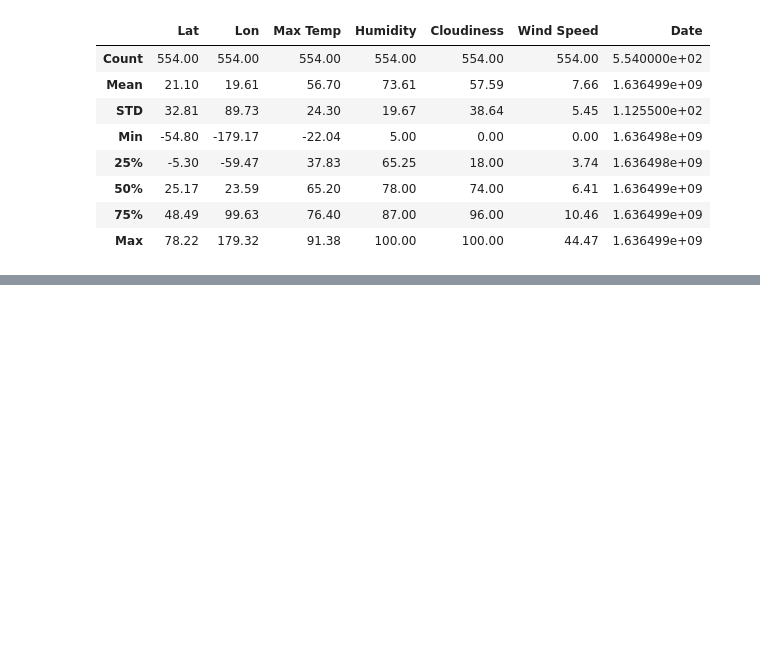
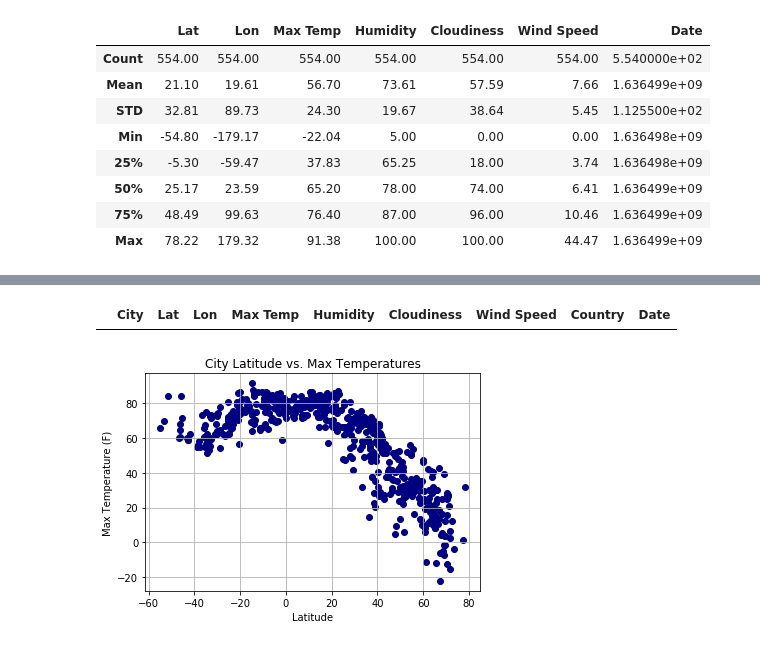
Before and after one commit to LineaFuller/Python_API_Challenge, a Jupyter notebook: WheatherPy/WeatherPy.ipynb, the cells around one changed output, grey strips where cells are left out. Drawn from its saved outputs; the diff is of its cells as text; code cells hidden in the pictures; blank space fills up the shorter version.

Commit message:
Graphes with photos

```diff
--- a/WheatherPy/WeatherPy.ipynb
+++ b/WheatherPy/WeatherPy.ipynb
@@ -212,0 +167,23 @@ newest_df
+# %%
+# Clean Data Check
+
+humidity = weather_df.loc[weather_df['Humidity'] > 100]
+
+# Display
+humidity
+
+# There are no cities with Humidity > 100%
+# %% [output]
+|  | City | Lat | Lon | Max Temp | Humidity | Cloudiness | Wind Speed | Country | Date |
+# %%
+# Latitude vs. Temperature Plot
+
+plt.scatter(weather_df["Lat"], weather_df["Max Temp"], color='navy', )
+plt.grid(True)
+plt.title("City Latitude vs. Max Temperatures")
+plt.xlabel("Latitude")
+plt.ylabel("Max Temperature (F)")
+
+plt.savefig("Latitude_vs_Temperature_Plot.png")
+# %% [output]
+[figure, added]
```
Also changed, not shown: parts of 16 cells of this notebook, 13 other files.
